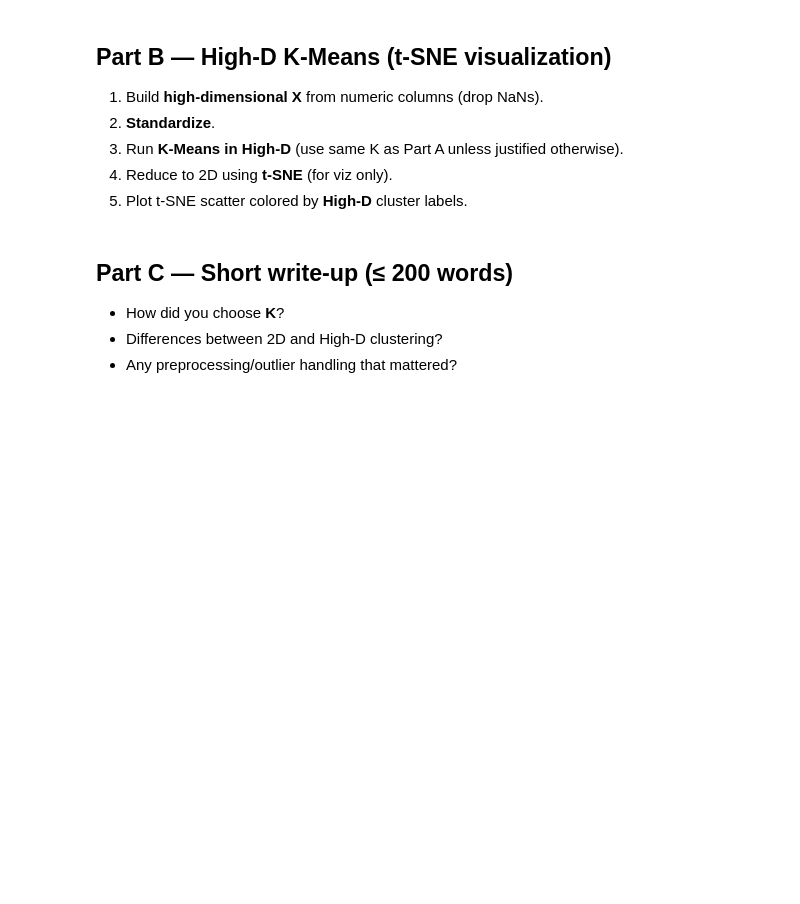
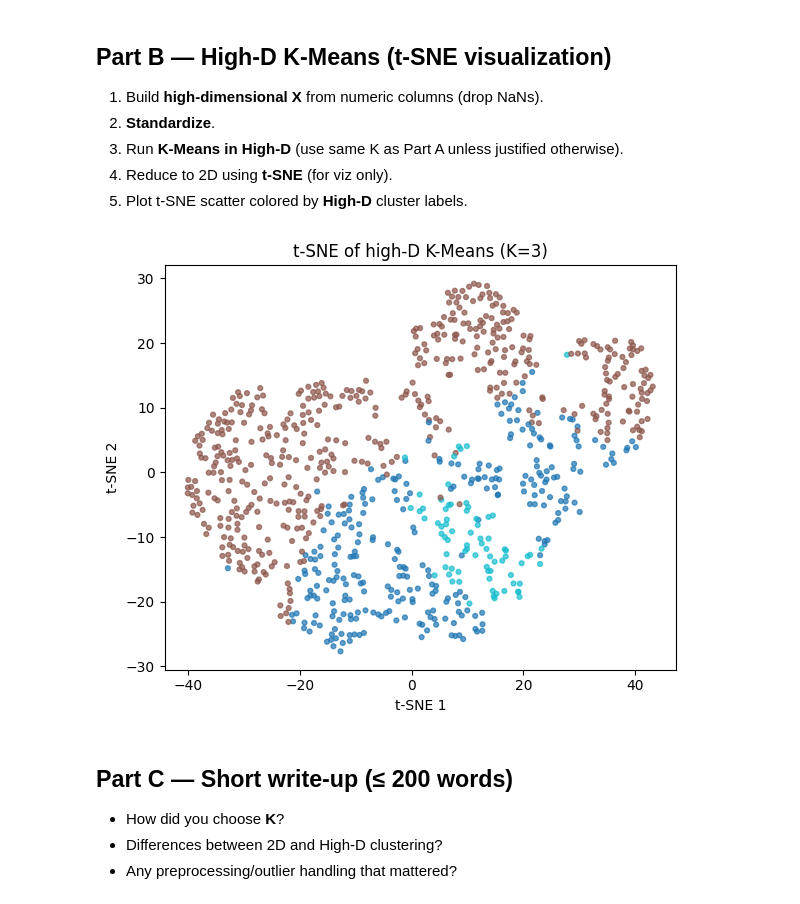
Before and after one commit to DennnnyH/ICS-438-Big-Data-Analytics, a Jupyter notebook: Assignment 4.ipynb, the cells around one changed output. Cells and saved outputs as stored; diff of their text form; code cells hidden in the pictures; blank space fills up the shorter version.

```diff
--- a/Assignment 4.ipynb
+++ b/Assignment 4.ipynb
@@ -91,18 +83,32 @@ plt.scatter(X2s[:,0], X2s[:,1], c=labels, s=8, alpha=0.5)
 # %%
 # --- High-D feature set ---
 num_cols = ['Age','Edu','Years Employed','Income','Card Debt','Other Debt','DebtIncomeRatio']
 X = df[num_cols].dropna().to_numpy()
 
 scaler = StandardScaler()
 Xs = scaler.fit_transform(X)
 
 # --- TODO: run KMeans in High-D ---
+K_high_d = 3 # best K in Part A was 3, so we choose 3
+
+model_high_d = KMeans(n_clusters=K_high_d, random_state=42, n_init=10)
+labels_high_d = model_high_d.fit_predict(Xs)
 
 
 # --- TODO: t-SNE for viz only (do not cluster in t-SNE space) ---
-
+tsne = TSNE(n_components=2, random_state=42, perplexity=30)
+Z = tsne.fit_transform(Xs)
 
 # --- TODO: scatter colored by 'labels' ---
+plt.figure(figsize=(6, 5))
+plt.scatter(Z[:, 0], Z[:, 1], c=labels_high_d, s=12, alpha=0.7, cmap='tab10')
+plt.title(f't-SNE of high-D K-Means (K={K_high_d})')
+plt.xlabel('t-SNE 1')
+plt.ylabel('t-SNE 2')
+plt.tight_layout()
+plt.show()
+# %% [output]
+[figure, added]
 # %% [markdown]
 
 ## Part C — Short write‑up (≤ 200 words)
```
Also changed, not shown: parts of 11 cells of this notebook.
